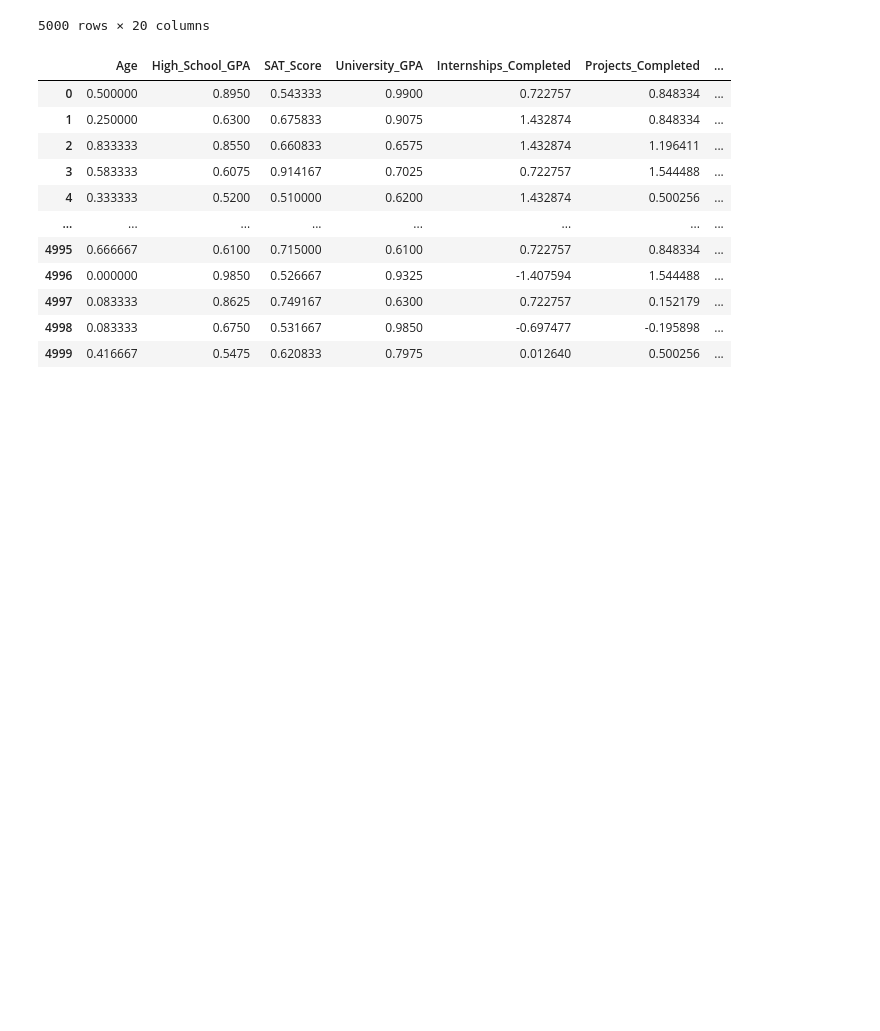
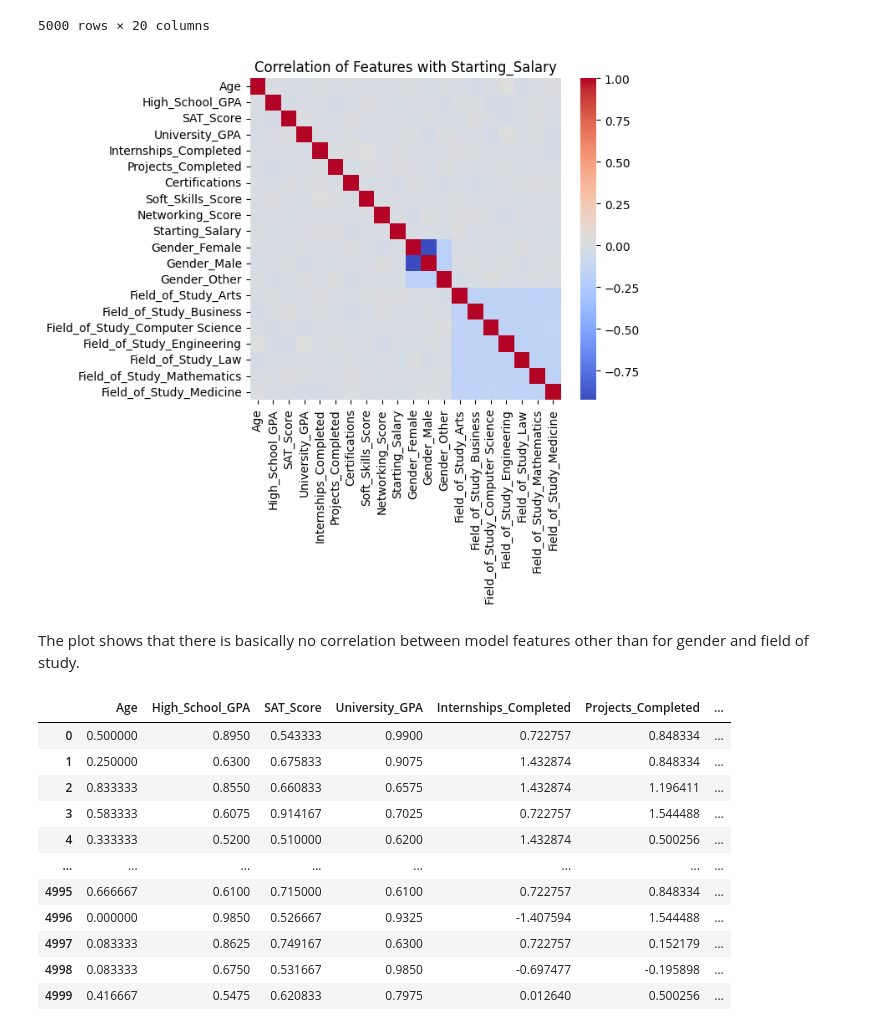
Before and after one commit to prl405/career_success, a Jupyter notebook: ai_model/career_success.ipynb, the cells around one changed output. Drawn from its saved outputs; the diff is of its cells as text; code cells hidden in the pictures; blank space fills up the shorter version.

```diff
--- a/ai_model/career_success.ipynb
+++ b/ai_model/career_success.ipynb
@@ -57,6 +83,15 @@ df_model
 | 4998 | 19 | 2.70 | 1038 | 3.94 | 1 | 4 | ... |
 | 4999 | 23 | 2.19 | 1145 | 3.19 | 2 | 6 | ... |
 5000 rows × 20 columns
+# %%
+plt.figure(figsize=(6, 5))
+sns.heatmap(df_model.corr(), cmap='coolwarm', fmt=".2f")
+plt.title(f"Correlation of Features with {target_feature}")
+plt.show()
+# %% [output]
+[figure, added]
+# %% [markdown]
+The plot shows that there is basically no correlation between model features other than for gender and field of study.
 # %%
 # Scale features to train the neural network
 df_model[['High_School_GPA','University_GPA']] = (df_model[['High_School_GPA','University_GPA']] - 0)/ (4 - 0)
```
Also changed, not shown: parts of 6 cells of this notebook, 1 other file.
